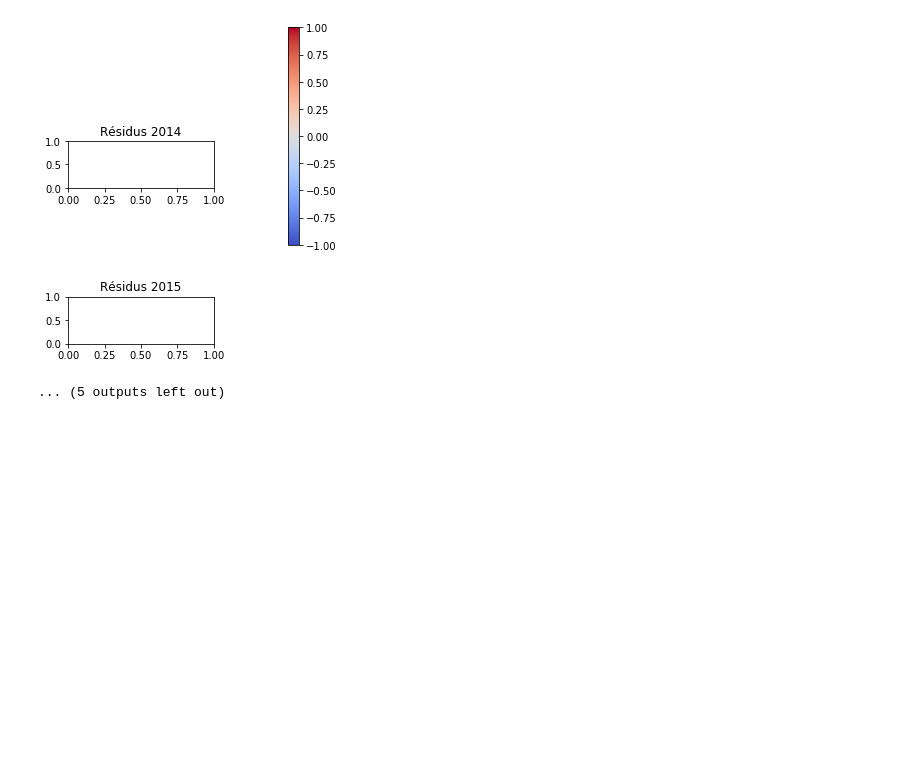
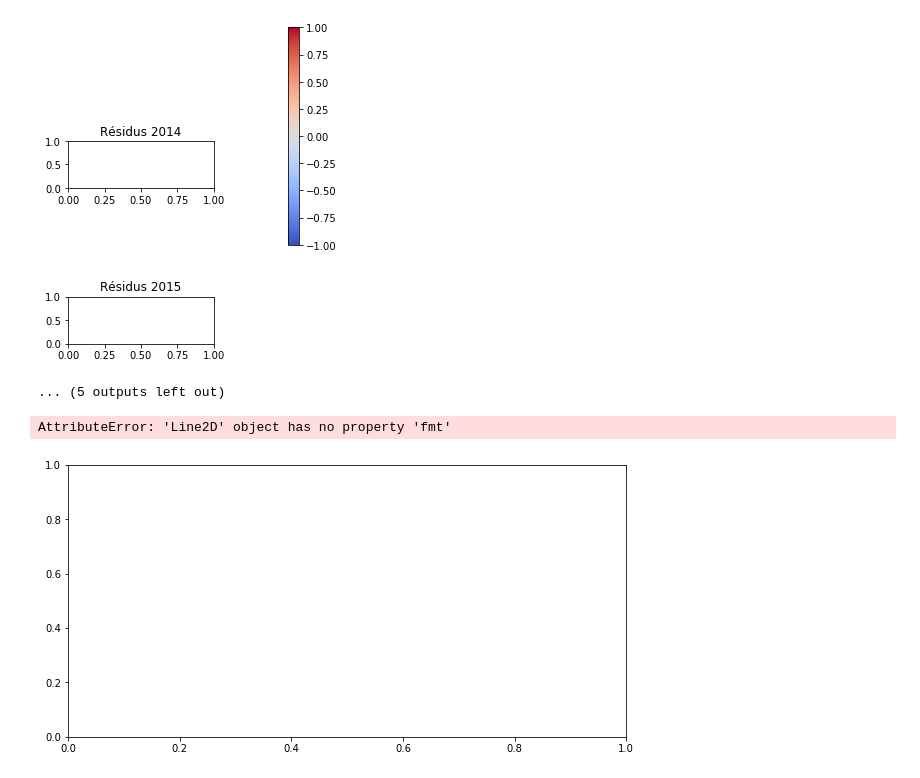
Before and after one commit to SamZouari/hess, a Jupyter notebook: notebooks0.15/evolutionGC_withDE.ipynb, the cells around one changed output. Drawn from its saved outputs; the diff is of its cells as text; code cells hidden in the pictures; blank space fills up the shorter version.

```diff
--- a/notebooks0.15/evolutionGC_withDE.ipynb
+++ b/notebooks0.15/evolutionGC_withDE.ipynb
@@ -258,0 +320,31 @@ plt.savefig("../../hess_results/cartes_residus1.pdf")
+# %%
+emin = 1*u.TeV
+emax = 10*u.TeV
+resGC = []
+resdiff = []
+amps = []
+amp_errs = []
+
+for year in range(2004,2020):
+    dif , GC = CalculateFluxFromModels(year, emin, emax)
+    resGC.append(GC.value)
+    resdiff.append(dif.value)
+    #amps.append(amp.value)
+    #amp_err.append(amp_err.value)
+
+plt.figure(figsize=(10,5))
+#ax1 = plt.subplot(2,1,1)
+#ax2 = plt.subplot(2,1,2)
+
+#yerr = resGC/amps*amp_errs
+
+plt.plot(range(2004,2020) , resGC, fmt='o')# ax=ax1)
+plt.title("Evolution du flux de SgrA* entre 1 TeV et 10 TeV")
+
+#plt.plot(range(2004,2020) , resdiff, ax=ax2)
+#plt.title("Evolution du flux de SgrA* entre 1 TeV et 10 TeV")
+
+#plt.savefig("../../hess_results/GCflux_evolution1.pdf")
+# %% [output]
+AttributeError: 'Line2D' object has no property 'fmt'
+[figure, added]
```
Also changed, not shown: parts of 18 cells of this notebook.
